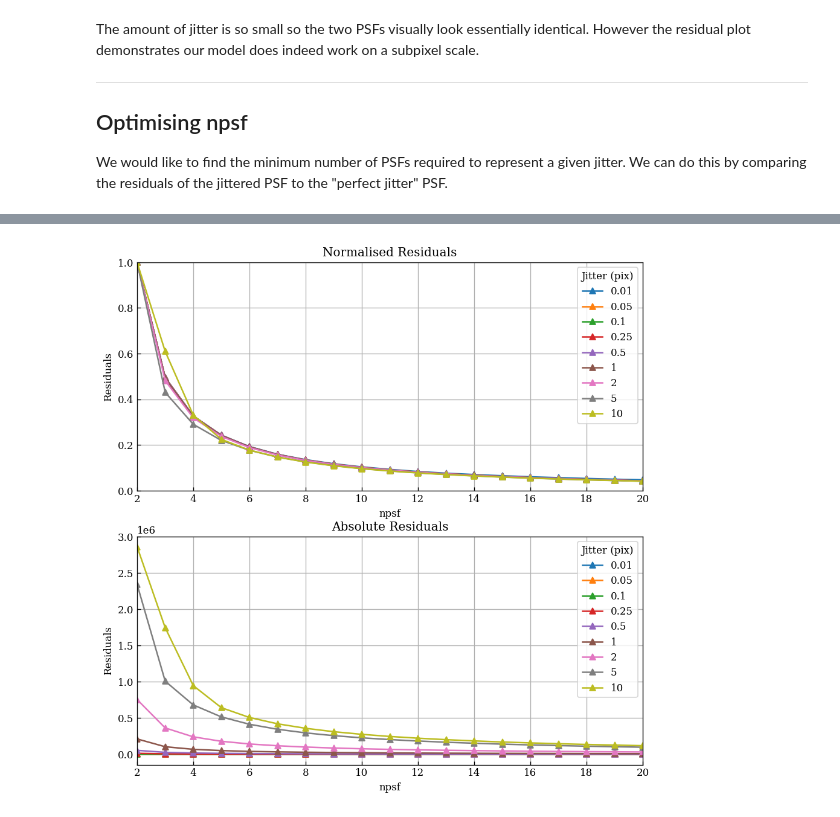
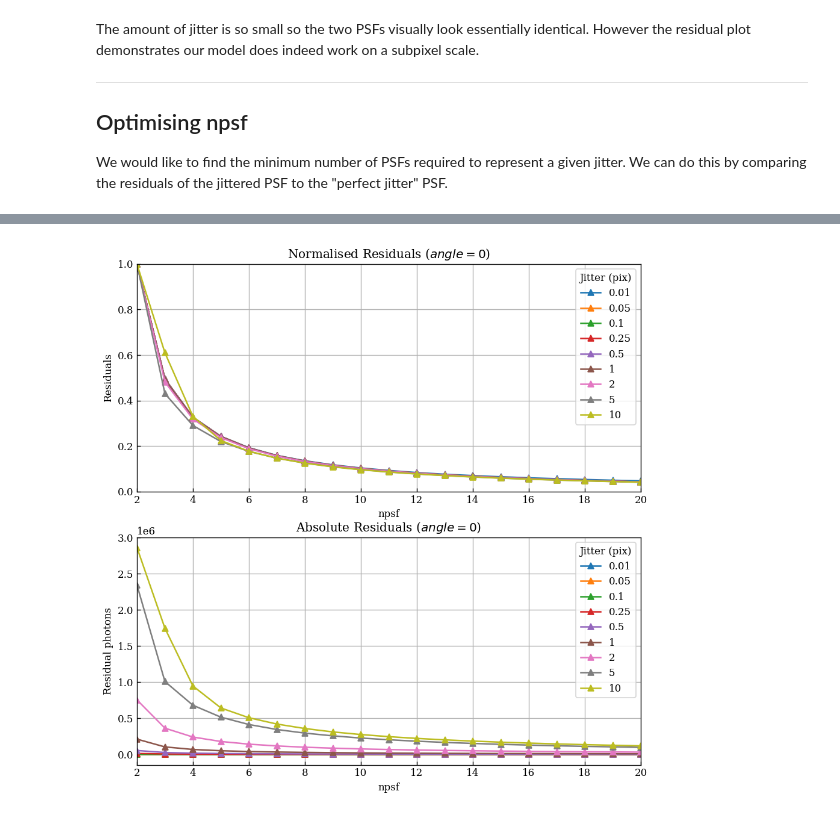
Before and after one commit to maxecharles/toliman-phd, a Jupyter notebook: notebooks/jitter.ipynb, the cells around one changed output, grey strips where cells are left out. Drawn from its saved outputs; the diff is of its cells as text; code cells hidden in the pictures.

```diff
--- a/notebooks/jitter.ipynb
+++ b/notebooks/jitter.ipynb
@@ -184,13 +184,15 @@ We would like to find the minimum number of PSFs required to represent a given j
 import numpy  # for array operations
 
 n_psfs = np.arange(19) + 2
-tests = [0.01, 0.05, 0.1, 0.25, 0.5, 1, 2, 5, 10]
-residuals = numpy.zeros(shape=(len(tests), len(n_psfs)))
+rad_tests = [0.01, 0.05, 0.1, 0.25, 0.5, 1, 2, 5, 10]
+angle_tests = [0, 30, 45, 60, 90]
+residuals = numpy.zeros(shape=(len(rad_tests), len(angle_tests), len(n_psfs)))
 
-for i in range(len(tests)):
-    perf_jit_psf = numpy.array(jitter_psf(rad=tests[i], angle=0, centre=(0,0), npsf=100))
-    for j in n_psfs:
-        jit_psf = numpy.array(jitter_psf(rad=tests[i], angle=0, centre=(0,0), npsf=j))
-        resid_psf = numpy.abs(perf_jit_psf - jit_psf)
-        residuals[i][j-2] = resid_psf.sum()
+for i in range(len(rad_tests)):
+    for j in range(len(angle_tests)):
+        perf_jit_psf = numpy.array(jitter_psf(rad=rad_tests[i], angle=angle_tests[j], centre=(0,0), npsf=100))
+        for k in n_psfs:
+            jit_psf = numpy.array(jitter_psf(rad=rad_tests[i], angle=angle_tests[j], centre=(0,0), npsf=k))
+            resid_psf = numpy.abs(perf_jit_psf - jit_psf)
+            residuals[i][j][k-2] = resid_psf.sum()
 # %% [output]
@@ -199,27 +201,29 @@ Wall time: 22.6 s
 # %%
 fig, ax = plt.subplots(nrows=2, ncols=1, figsize=(9,9))
-for i in range(len(tests)):
-    ax[0].plot(n_psfs, residuals[i]/residuals[i].max(), marker='^', label=f'{tests[i]}')
-    ax[1].plot(n_psfs, residuals[i], marker='^', label=f'{tests[i]}')
+
+for i in range(len(rad_tests)):
+    ax[0].plot(n_psfs, residuals[i][0]/residuals[i][0].max(), marker='^', label=f'{rad_tests[i]}')
+    ax[1].plot(n_psfs, residuals[i][0], marker='^', label=f'{rad_tests[i]}')
+
 ax[0].set(
     xlabel='npsf',
     ylabel='Residuals',
-    title='Normalised Residuals',
+    title=r'Normalised Residuals ($angle=0$)',
     xlim=(2, n_psfs.max()),
     ylim=(0, 1.),
     # yscale='log',
 )
 ax[1].set(
     xlabel='npsf',
-    ylabel='Residuals',
-    title='Absolute Residuals',
+    ylabel='Residual photons',
+    title='Absolute Residuals ($angle=0$)',
     xlim=(2, n_psfs.max()),
     # yscale='log',
 )
 ax[0].grid()
 ax[1].grid()
 ax[0].legend(title='Jitter (pix)')
 ax[1].legend(title='Jitter (pix)')
 plt.show()
 # %% [output]
-[figure, old version]
+[figure, new version]
```
Also changed, not shown: parts of 6 cells of this notebook.
